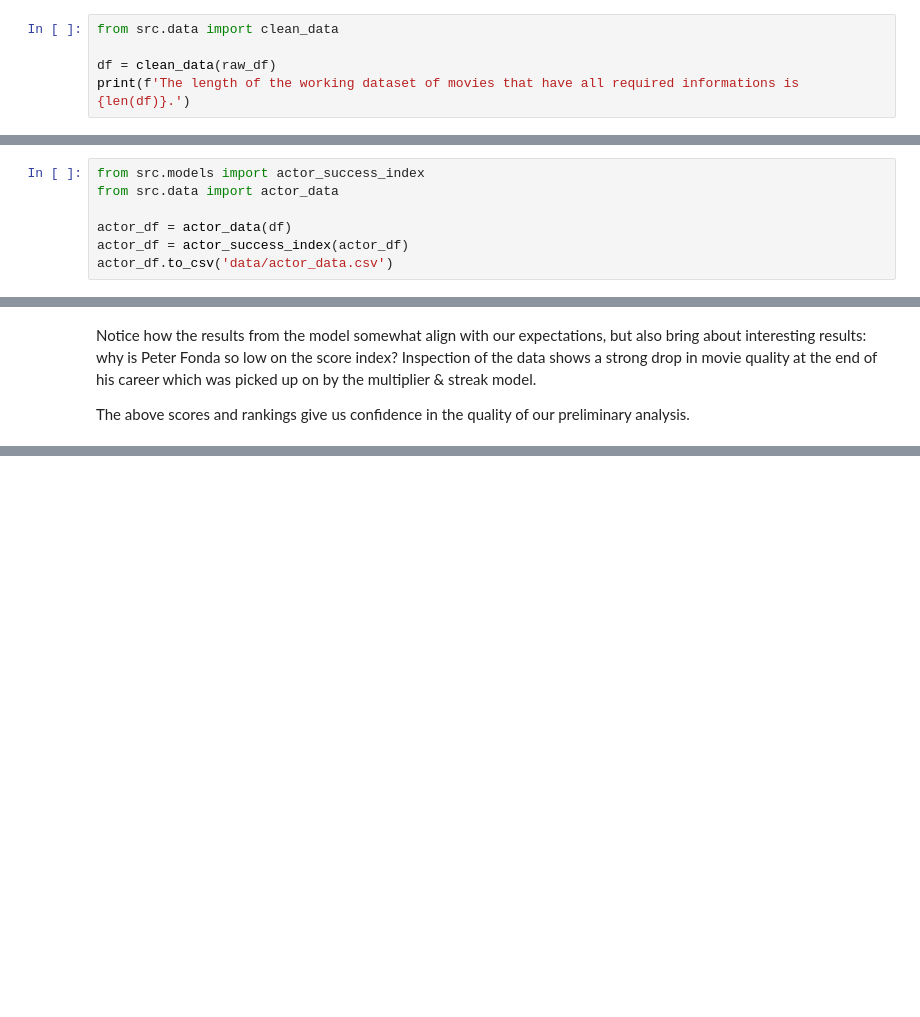
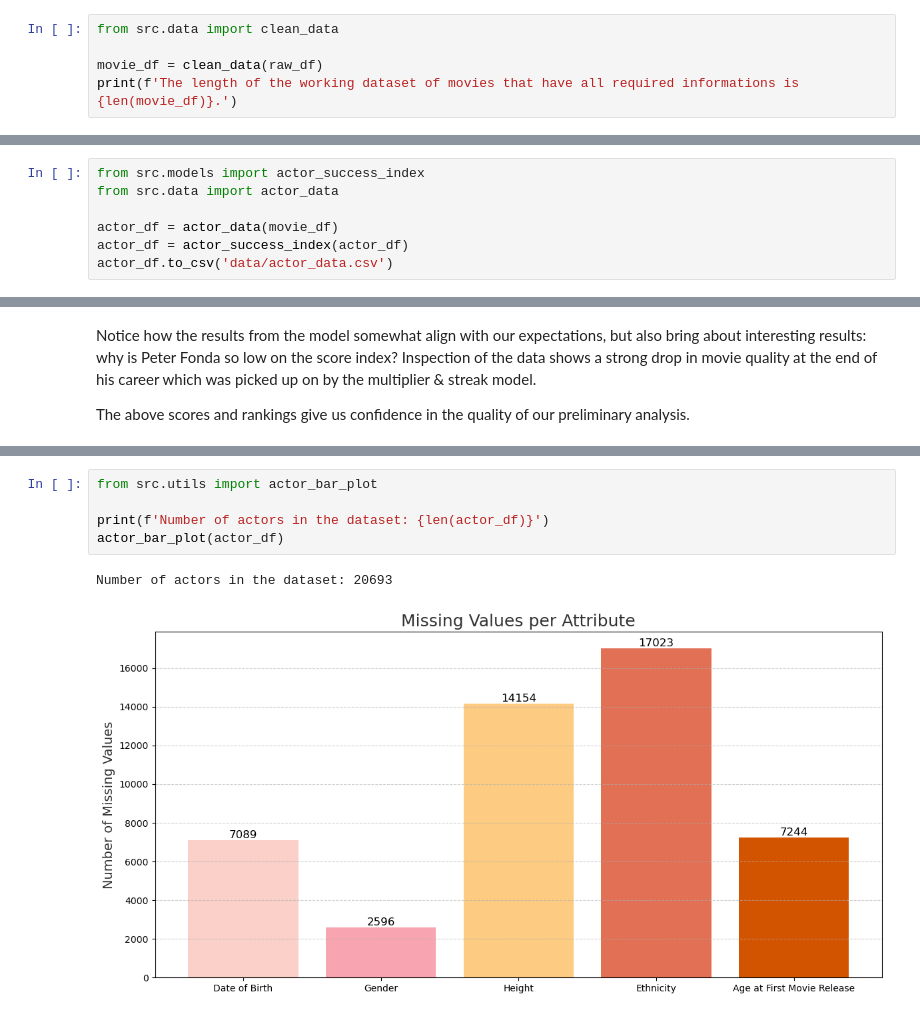
Before and after one commit to epfl-ada/ada-2024-project-sigma-squad, a Jupyter notebook: results.ipynb, the cells around one changed output, grey strips where cells are left out. Cells and saved outputs as stored; diff of their text form; blank space fills up the shorter version.

```diff
--- a/results.ipynb
+++ b/results.ipynb
@@ -40,8 +40,8 @@ We analyzed the available data and observed that the original CMU Movie dataset
 # %%
 from src.data import clean_data
 
-df = clean_data(raw_df)
-print(f'The length of the working dataset of movies that have all required informations is {len(df)}.')
+movie_df = clean_data(raw_df)
+print(f'The length of the working dataset of movies that have all required informations is {len(movie_df)}.')
 # %% [output]
 The length of the working dataset of movies that have all required informations is 3537.
 # %% [markdown]
@@ -135,7 +135,7 @@ To build the actor score, we have come up with a multiplier and streak system. F
 from src.models import actor_success_index
 from src.data import actor_data
 
-actor_df = actor_data(df)
+actor_df = actor_data(movie_df)
 actor_df = actor_success_index(actor_df)
 actor_df.to_csv('data/actor_data.csv')
 # %%
@@ -170,0 +174,8 @@ justifiy why only keep actors with height data
+# %%
+from src.utils import actor_bar_plot
+
+print(f'Number of actors in the dataset: {len(actor_df)}')
+actor_bar_plot(actor_df)
+# %% [output]
+Number of actors in the dataset: 20693
+[figure, added]
```
Also changed, not shown: parts of 19 cells of this notebook, 9 other files.
